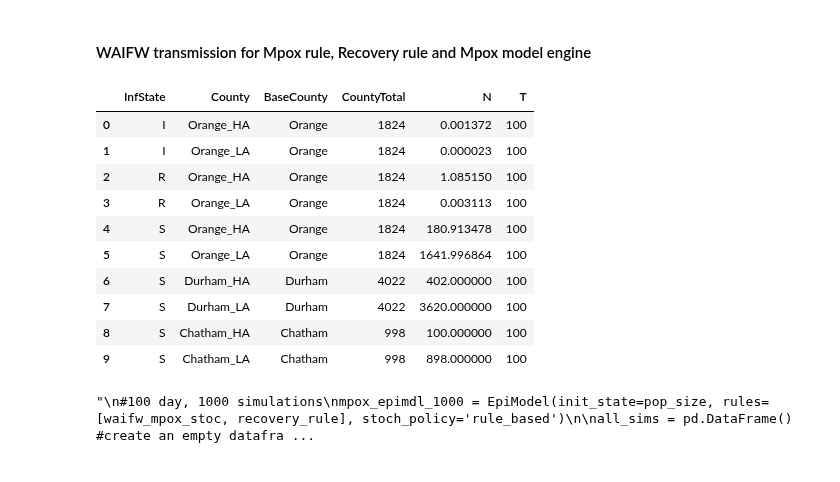
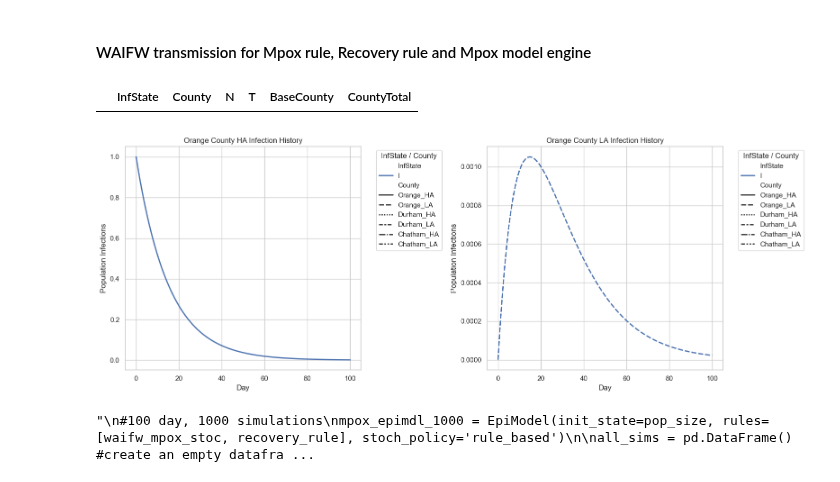
Before and after one commit to UNCIDD/tabularepimdl, a Jupyter notebook: examples/Matrix_Kronecker_Product.ipynb, the cells around one changed output. Saved outputs shown, nothing was run; the diff lists cells and outputs as text; code cells hidden in the pictures.

Commit message:
add static plots

```diff
--- a/examples/Matrix_Kronecker_Product.ipynb
+++ b/examples/Matrix_Kronecker_Product.ipynb
@@ -360,25 +360,57 @@ orange_c_LA_I = mpox_epimdl.full_epi[(mpox_epimdl.full_epi['InfState'] == 'I') &
 #orange_c_HA = mpox_epimdl.full_epi[mpox_epimdl.full_epi['County'].str.match(r'^Orange_HA')]
 #orange_c_LA = mpox_epimdl.full_epi[mpox_epimdl.full_epi['County'].str.match(r'^Orange_LA')]
 # %%
-mpox_epimdl.cur_state
+orange_c_HA_I[orange_c_HA_I['County'] == 'Durham_HA']
 # %% [output]
-|  | InfState | County | BaseCounty | CountyTotal | N | T |
-| 0 | I | Orange_HA | Orange | 1824 | 0.001372 | 100 |
-| 1 | I | Orange_LA | Orange | 1824 | 0.000023 | 100 |
-| 2 | R | Orange_HA | Orange | 1824 | 1.085150 | 100 |
-| 3 | R | Orange_LA | Orange | 1824 | 0.003113 | 100 |
-| 4 | S | Orange_HA | Orange | 1824 | 180.913478 | 100 |
-| 5 | S | Orange_LA | Orange | 1824 | 1641.996864 | 100 |
-| 6 | S | Durham_HA | Durham | 4022 | 402.000000 | 100 |
-| 7 | S | Durham_LA | Durham | 4022 | 3620.000000 | 100 |
-| 8 | S | Chatham_HA | Chatham | 998 | 100.000000 | 100 |
-| 9 | S | Chatham_LA | Chatham | 998 | 898.000000 | 100 |
+|  | InfState | County | N | T | BaseCounty | CountyTotal |
 # %%
 epi_fig_orange_ha = px.line(orange_c_HA_I, x="T", y="N", color="InfState", line_dash='County', title='Orange County Population Infections 100-day History of One Simulation - Deterministic')
 epi_fig_orange_ha.show()
 # %%
 epi_fig_orange_la = px.line(orange_c_LA_I, x="T", y="N", color="InfState", line_dash='County', title='Orange County Population Infections 100-day History of One Simulation - Deterministic')
 epi_fig_orange_la.show()
+# %%
+# Set a Seaborn theme for better visuals
+sns.set_theme(style="whitegrid")
+
+# Create 1 row, 2 columns subplot
+fig, axes = plt.subplots(1, 2, figsize=(16, 6), sharey=False)
+
+# === LEFT PLOT: HA Data ===
+sns.lineplot(
+    data=orange_c_HA_I,
+    x="T",
+    y="N",
+    hue="InfState",
+    style="County",
+    ax=axes[0],
+    linewidth=2
+)
+axes[0].set_title('Orange County HA Infection History')
+axes[0].set_xlabel('Day')
+axes[0].set_ylabel('Population Infections')
+axes[0].legend(title='InfState / County', bbox_to_anchor=(1.05, 1), loc='upper left')
+
+# === RIGHT PLOT: LA Data ===
+sns.lineplot(
+    data=orange_c_LA_I,
+    x="T",
+    y="N",
+    hue="InfState",
+    style="County",
+    ax=axes[1],
+    linewidth=2
+)
+axes[1].set_title('Orange County LA Infection History')
+axes[1].set_xlabel('Day')
+axes[1].set_ylabel('Population Infections')
+axes[1].legend(title='InfState / County', bbox_to_anchor=(1.05, 1), loc='upper left')
+
+# Adjust layout to prevent overlap
+plt.tight_layout()
+plt.show()
+# %% [output]
+[figure, added]
 # %%
 """
 #100 day, 1000 simulations
```
Also changed, not shown: parts of 1 cell of this notebook.
